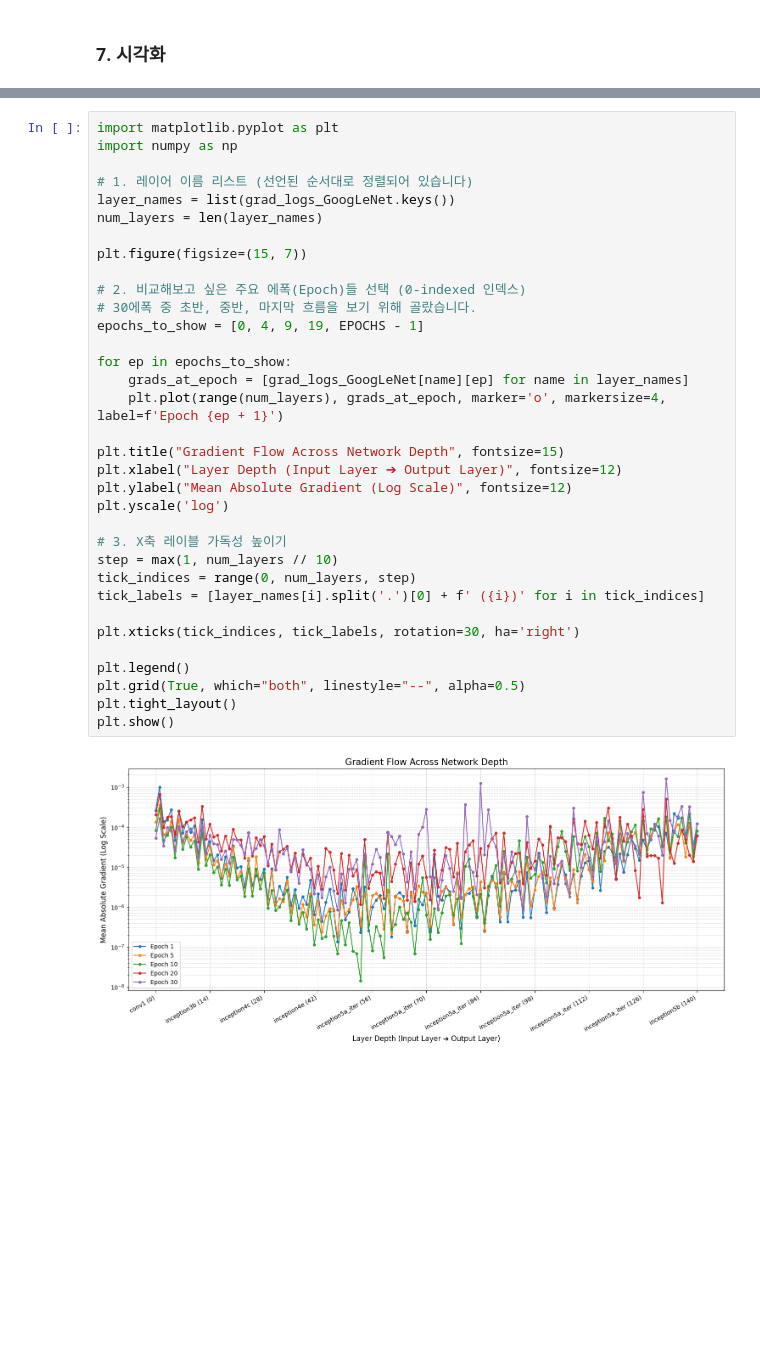
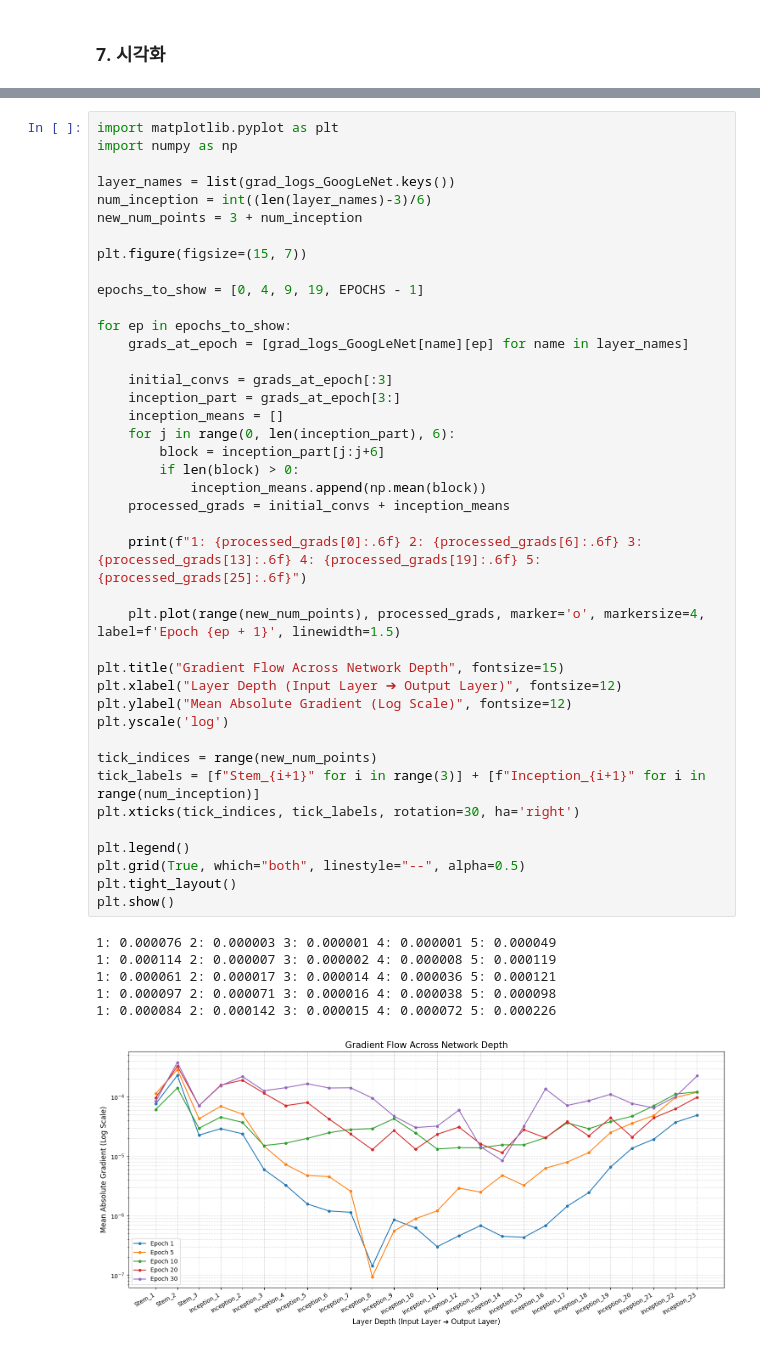
Before and after one commit to guddn/majorCNN_AI-midterm_Report-, a Jupyter notebook: 4번_VGG_GoogLeNet.ipynb, the cells around one changed output, grey strips where cells are left out. Cells and saved outputs as stored; diff of their text form; blank space fills up the shorter version.

```diff
--- a/4번_VGG_GoogLeNet.ipynb
+++ b/4번_VGG_GoogLeNet.ipynb
@@ -590,39 +595,51 @@ plt.show()
 # %%
 import matplotlib.pyplot as plt
 import numpy as np
 
-# 1. 레이어 이름 리스트 (선언된 순서대로 정렬되어 있습니다)
 layer_names = list(grad_logs_GoogLeNet.keys())
-num_layers = len(layer_names)
+num_inception = int((len(layer_names)-3)/6)
+new_num_points = 3 + num_inception
 
 plt.figure(figsize=(15, 7))
 
-# 2. 비교해보고 싶은 주요 에폭(Epoch)들 선택 (0-indexed 인덱스)
-# 30에폭 중 초반, 중반, 마지막 흐름을 보기 위해 골랐습니다.
 epochs_to_show = [0, 4, 9, 19, EPOCHS - 1]
 
 for ep in epochs_to_show:
     grads_at_epoch = [grad_logs_GoogLeNet[name][ep] for name in layer_names]
-    plt.plot(range(num_layers), grads_at_epoch, marker='o', markersize=4, label=f'Epoch {ep + 1}')
+
+    initial_convs = grads_at_epoch[:3]
+    inception_part = grads_at_epoch[3:]
+    inception_means = []
+    for j in range(0, len(inception_part), 6):
+        block = inception_part[j:j+6]
+        if len(block) > 0:
+            inception_means.append(np.mean(block))
+    processed_grads = initial_convs + inception_means
+
+    print(f"1: {processed_grads[0]:.6f} 2: {processed_grads[6]:.6f} 3: {processed_grads[13]:.6f} 4: {processed_grads[19]:.6f} 5: {processed_grads[25]:.6f}")
+
+    plt.plot(range(new_num_points), processed_grads, marker='o', markersize=4, label=f'Epoch {ep + 1}', linewidth=1.5)
 
 plt.title("Gradient Flow Across Network Depth", fontsize=15)
 plt.xlabel("Layer Depth (Input Layer ➔ Output Layer)", fontsize=12)
 plt.ylabel("Mean Absolute Gradient (Log Scale)", fontsize=12)
 plt.yscale('log')
 
-# 3. X축 레이블 가독성 높이기
-step = max(1, num_layers // 10)
-tick_indices = range(0, num_layers, step)
-tick_labels = [layer_names[i].split('.')[0] + f' ({i})' for i in tick_indices]
-
+tick_indices = range(new_num_points)
+tick_labels = [f"Stem_{i+1}" for i in range(3)] + [f"Inception_{i+1}" for i in range(num_inception)]
 plt.xticks(tick_indices, tick_labels, rotation=30, ha='right')
 
 plt.legend()
 plt.grid(True, which="both", linestyle="--", alpha=0.5)
 plt.tight_layout()
 plt.show()
 # %% [output]
+1: 0.000076 2: 0.000003 3: 0.000001 4: 0.000001 5: 0.000049
+1: 0.000114 2: 0.000007 3: 0.000002 4: 0.000008 5: 0.000119
+1: 0.000061 2: 0.000017 3: 0.000014 4: 0.000036 5: 0.000121
+1: 0.000097 2: 0.000071 3: 0.000016 4: 0.000038 5: 0.000098
+1: 0.000084 2: 0.000142 3: 0.000015 4: 0.000072 5: 0.000226
-[figure, old version]
+[figure, new version]
 # %%
 import matplotlib.pyplot as plt
 import numpy as np
```
Also changed, not shown: parts of 11 cells of this notebook, 3 other files.
